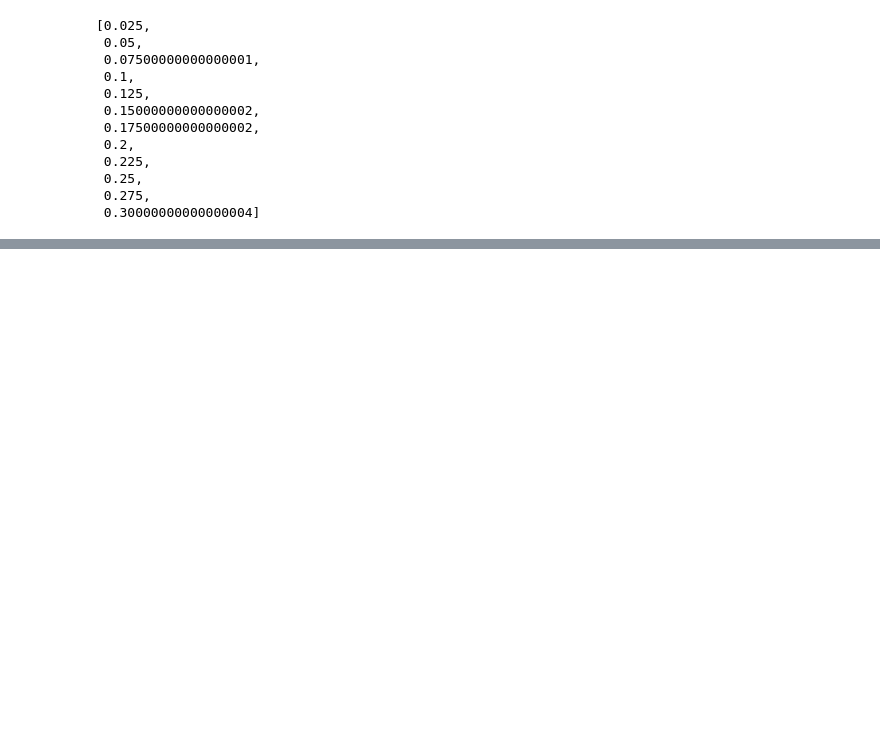
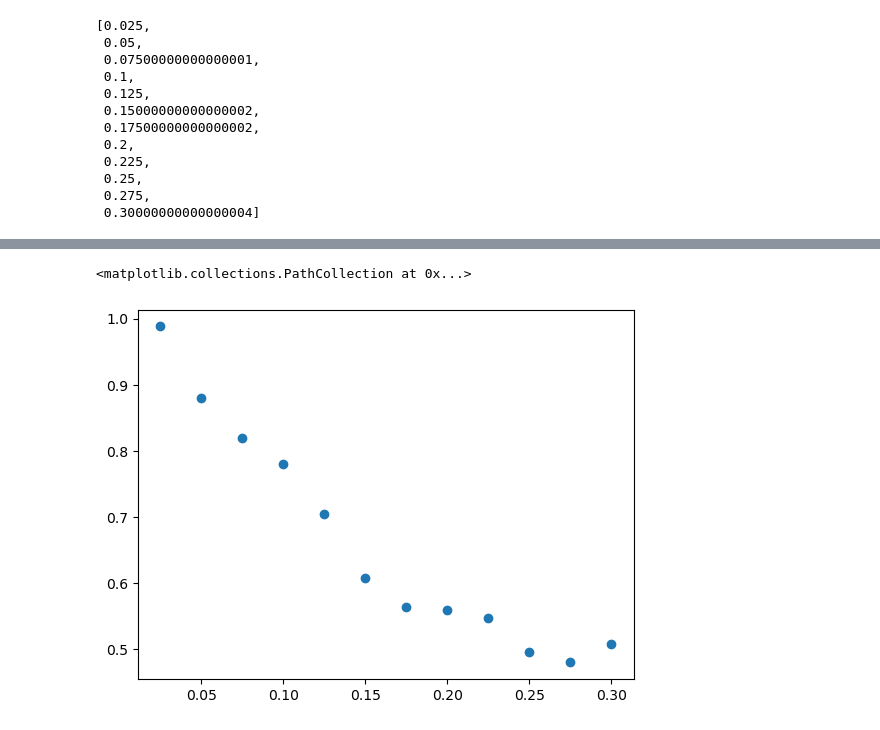
Before and after one commit to adn1995/five-qubit-ecc, a Jupyter notebook: simulation.ipynb, the cells around one changed output, grey strips where cells are left out. Cells and saved outputs as stored; diff of their text form; code cells hidden in the pictures; blank space fills up the shorter version.

Commit message:
Test out simulations and plots

```diff
--- a/simulation.ipynb
+++ b/simulation.ipynb
@@ -44,0 +45,5 @@ plt.plot(*zip(*sorted(more_results.items())))
+# %%
+plt.scatter(*zip(*sorted(more_results.items())))
+# %% [output]
+<matplotlib.collections.PathCollection at 0x...>
+[figure, added]
```
Also changed, not shown: parts of 4 cells of this notebook.
